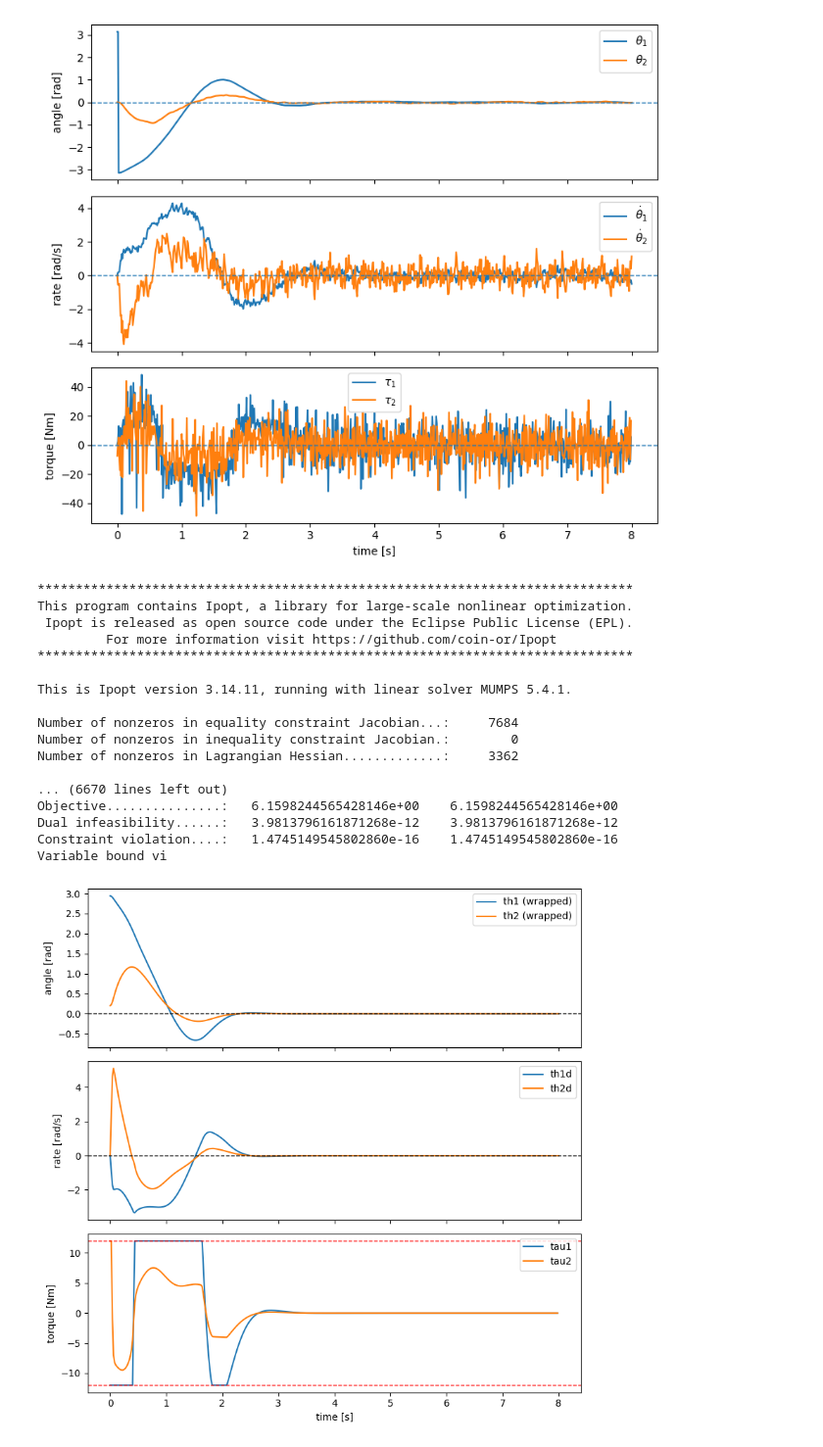
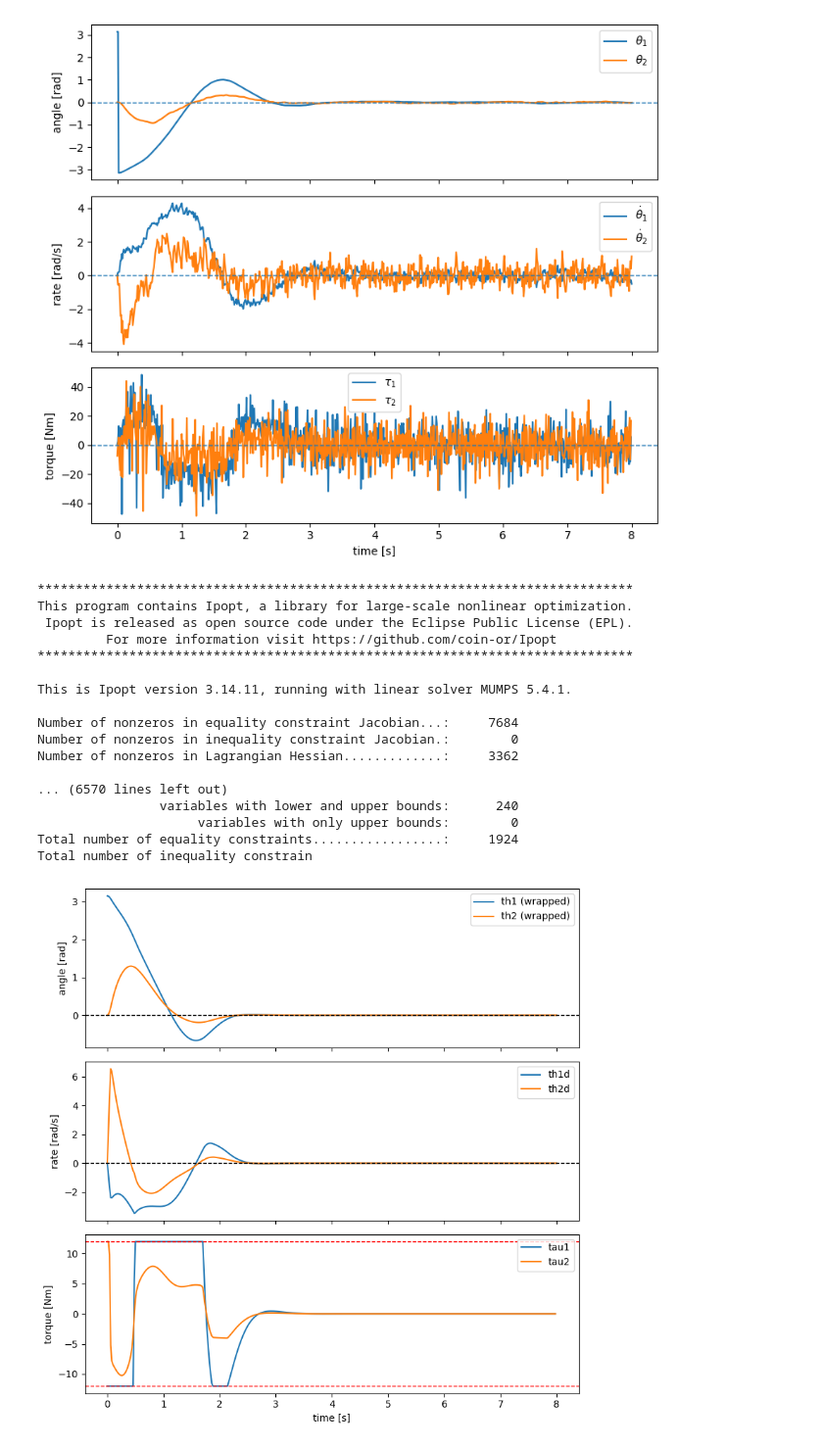
Before and after one commit to JeanLew01/Nonparameric_Hamiltonian_Systems, a Jupyter notebook: demo.ipynb, the cells around one changed output. Shown at 98% size. Cells and saved outputs as stored; diff of their text form; code cells hidden in the pictures.

```diff
--- a/demo.ipynb
+++ b/demo.ipynb
@@ -204,7 +206,7 @@ simulator.setup()
 # 5) Closed-loop simulation
 # ------------------------
 # 初始状态（可改）：轻微偏移，0 速度
-x0 = np.array([np.pi - 0.2, 0.0, 0.2, 0.0])  # 例如：从近倒立处出发
+x0 = np.array([np.pi, 0.0, 0.0, 0.0])  # 例如：从近倒立处出发
 mpc.x0 = x0
 simulator.x0 = x0
 mpc.set_initial_guess()
@@ -233,38 +235,38 @@ axs[0].set_ylabel('angle [rad]')
 axs[0].legend()
 
 axs[1].plot(T, X[:,1], label='th1d')
 axs[1].plot(T, X[:,3], label='th2d')
 axs[1].axhline(0.0, ls='--', lw=1, color='k')
 axs[1].set_ylabel('rate [rad/s]')
 axs[1].legend()
 
 axs[2].plot(T[:-1], U[:,0], label='tau1')
 axs[2].plot(T[:-1], U[:,1], label='tau2')
 axs[2].axhline(u_min[0], ls='--', lw=1, color='r')
 axs[2].axhline(u_max[0], ls='--', lw=1, color='r')
 axs[2].set_ylabel('torque [Nm]')
 axs[2].set_xlabel('time [s]')
 axs[2].legend()
 plt.tight_layout()
 plt.show()
 # %% [output]
 ******************************************************************************
 This program contains Ipopt, a library for large-scale nonlinear optimization.
  Ipopt is released as open source code under the Eclipse Public License (EPL).
          For more information visit https://github.com/coin-or/Ipopt
 ******************************************************************************
 
 This is Ipopt version 3.14.11, running with linear solver MUMPS 5.4.1.
 
 Number of nonzeros in equality constraint Jacobian...:     7684
 Number of nonzeros in inequality constraint Jacobian.:        0
 Number of nonzeros in Lagrangian Hessian.............:     3362
 
-... (6670 lines left out)
-Objective...............:   6.1598244565428146e+00    6.1598244565428146e+00
-Dual infeasibility......:   3.9813796161871268e-12    3.9813796161871268e-12
-Constraint violation....:   1.4745149545802860e-16    1.4745149545802860e-16
-Variable bound vi
+... (6570 lines left out)
+                variables with lower and upper bounds:      240
+                     variables with only upper bounds:        0
+Total number of equality constraints.................:     1924
+Total number of inequality constrain
-[figure, old version]
+[figure, new version]
 # %% [markdown]
 ## Recurrent Condition Verification
```
Also changed, not shown: parts of 4 cells of this notebook, 5 other files.
